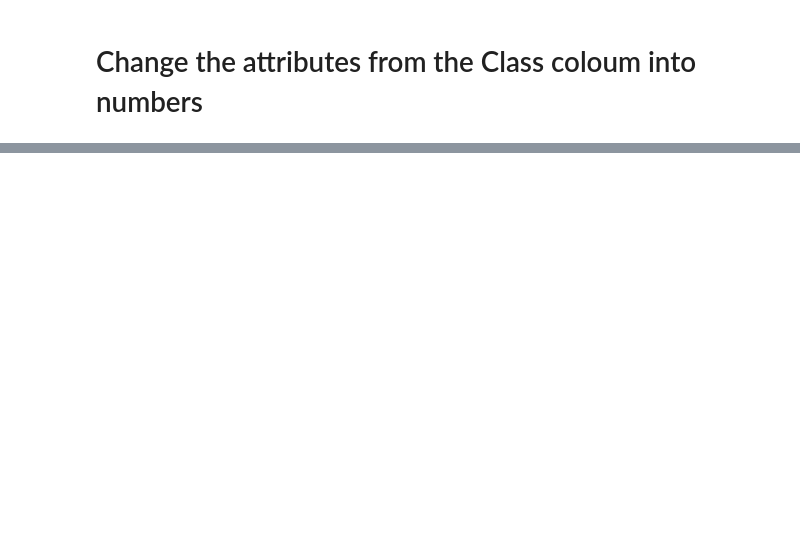
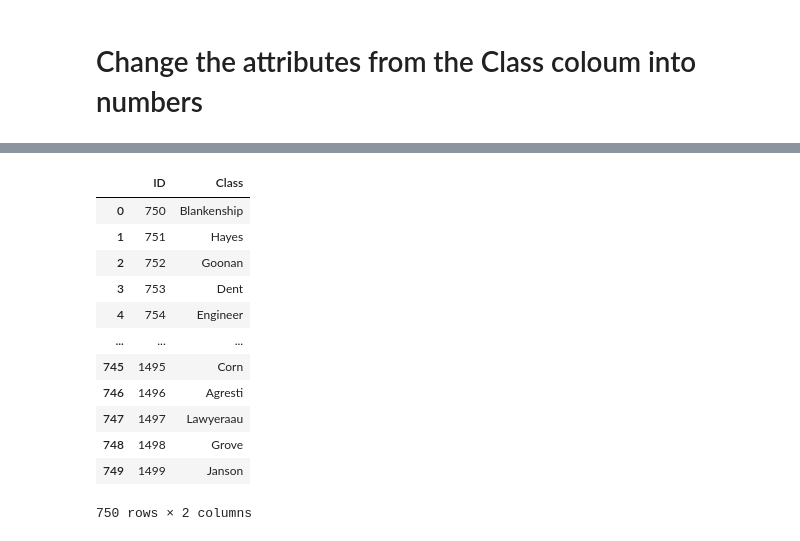
Before and after one commit to GenosW/ml-exercises, a Jupyter notebook: exercise2/amazon_mlp.ipynb, the cells around one changed output, grey strips where cells are left out. Cells and saved outputs as stored; diff of their text form; code cells hidden in the pictures; blank space fills up the shorter version.

```diff
--- a/exercise2/amazon_mlp.ipynb
+++ b/exercise2/amazon_mlp.ipynb
@@ -125,0 +323,18 @@ plt.show()
+# %%
+oob_scores = [0]
+valid_scores = [0]
+best_params = None
+for n_ests in range(100,1000+1,100):
+    print(n_ests)
+    rf = RFC(n_jobs=-1, bootstrap=True, oob_score=True, n_estimators=n_ests, max_features="auto")#, max_depth=max_depth, min_samples_leaf=min_samples_leaf, min_samples_split=min_samples_split,verbose=0)
+
+    rf.fit(X_train, y_train)
+
+    print("oob score:", rf.oob_score_)
+    print("max depth:", max([estimator.get_depth() for estimator in rf.estimators_]))
+    Y_pred = rf.predict(X_train)
+    #score = accuracy_score(Y_valid, Y_pred)
+    #print(f"number of validation samples: {X_valid.shape[0]}")
+    #print(f"accuracy: {score*100:.2f}% --> {accuracy_score(Y_valid, Y_pred, normalize=False)}")
+    #print(f"traintime: {traintime}s")
+    print("-"*30)
@@ -125,0 +359,9 @@ plt.show()
+# %%
+rf = RFC(n_jobs=-1, bootstrap=True, oob_score=True, n_estimators=1000, max_features="auto")
+rf.fit(X_train, y_train)
+Y_pred = rf.predict(X_train)
+# %%
+solution_data = list(zip(list(range(750,1500)), Y_pred))
+# %%
+solution_table = pd.DataFrame(solution_data, columns=['ID', 'Class'])
+solution_table.head()
@@ -125,0 +375,16 @@ plt.show()
+# %%
+solution_table
+# %% [output]
+|  | ID | Class |
+| 0 | 750 | Blankenship |
+| 1 | 751 | Hayes |
+| 2 | 752 | Goonan |
+| 3 | 753 | Dent |
+| 4 | 754 | Engineer |
+| ... | ... | ... |
+| 745 | 1495 | Corn |
+| 746 | 1496 | Agresti |
+| 747 | 1497 | Lawyeraau |
+| 748 | 1498 | Grove |
+| 749 | 1499 | Janson |
+750 rows × 2 columns
```
Also changed, not shown: parts of 52 cells of this notebook, 1 other file.
